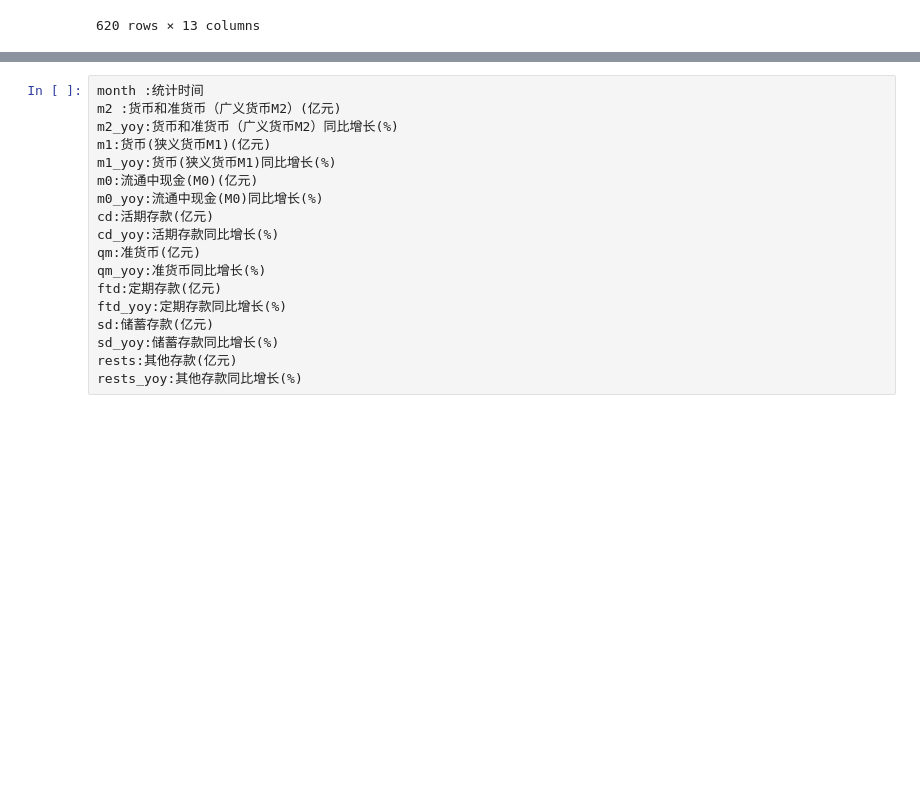
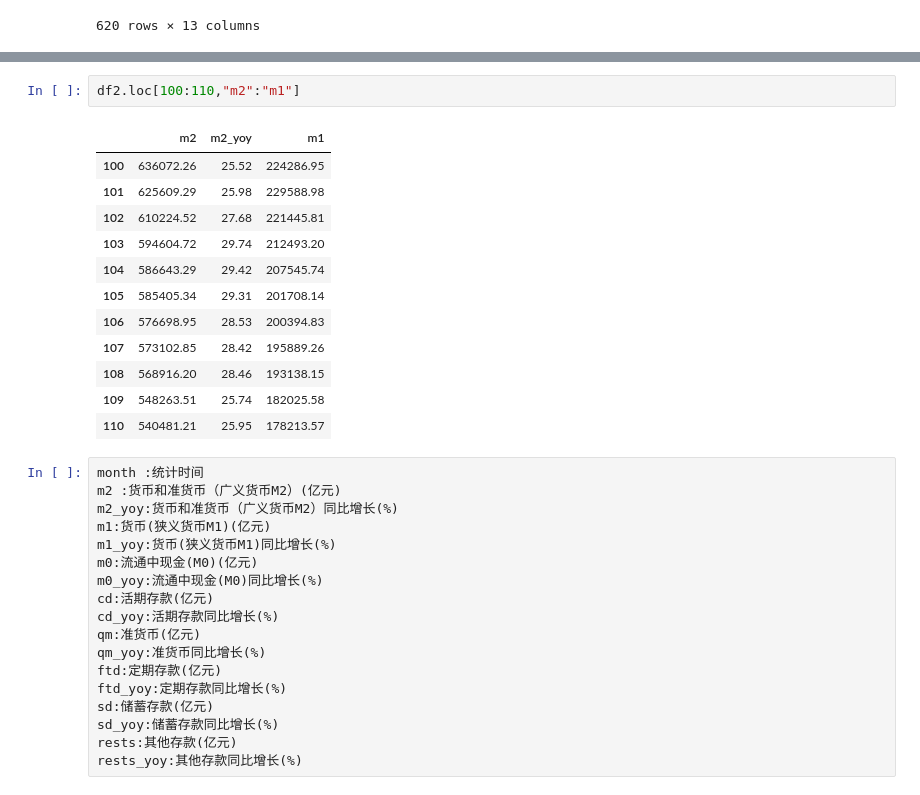
Before and after one commit to databooks/databook, a Jupyter notebook: test001.ipynb, the cells around one changed output, grey strips where cells are left out. Drawn from its saved outputs; the diff is of its cells as text; blank space fills up the shorter version.

```diff
--- a/test001.ipynb
+++ b/test001.ipynb
@@ -52,3 +93,18 @@ ts.get_money_supply()
+# %%
+df2.loc[100:110,"m2":"m1"]
+# %% [output]
+|  | m2 | m2_yoy | m1 |
+| 100 | 636072.26 | 25.52 | 224286.95 |
+| 101 | 625609.29 | 25.98 | 229588.98 |
+| 102 | 610224.52 | 27.68 | 221445.81 |
+| 103 | 594604.72 | 29.74 | 212493.20 |
+| 104 | 586643.29 | 29.42 | 207545.74 |
+| 105 | 585405.34 | 29.31 | 201708.14 |
+| 106 | 576698.95 | 28.53 | 200394.83 |
+| 107 | 573102.85 | 28.42 | 195889.26 |
+| 108 | 568916.20 | 28.46 | 193138.15 |
+| 109 | 548263.51 | 25.74 | 182025.58 |
+| 110 | 540481.21 | 25.95 | 178213.57 |
 # %%
 month :统计时间
 m2 :货币和准货币（广义货币M2）(亿元)
```
Also changed, not shown: parts of 6 cells of this notebook, 6 other files.
